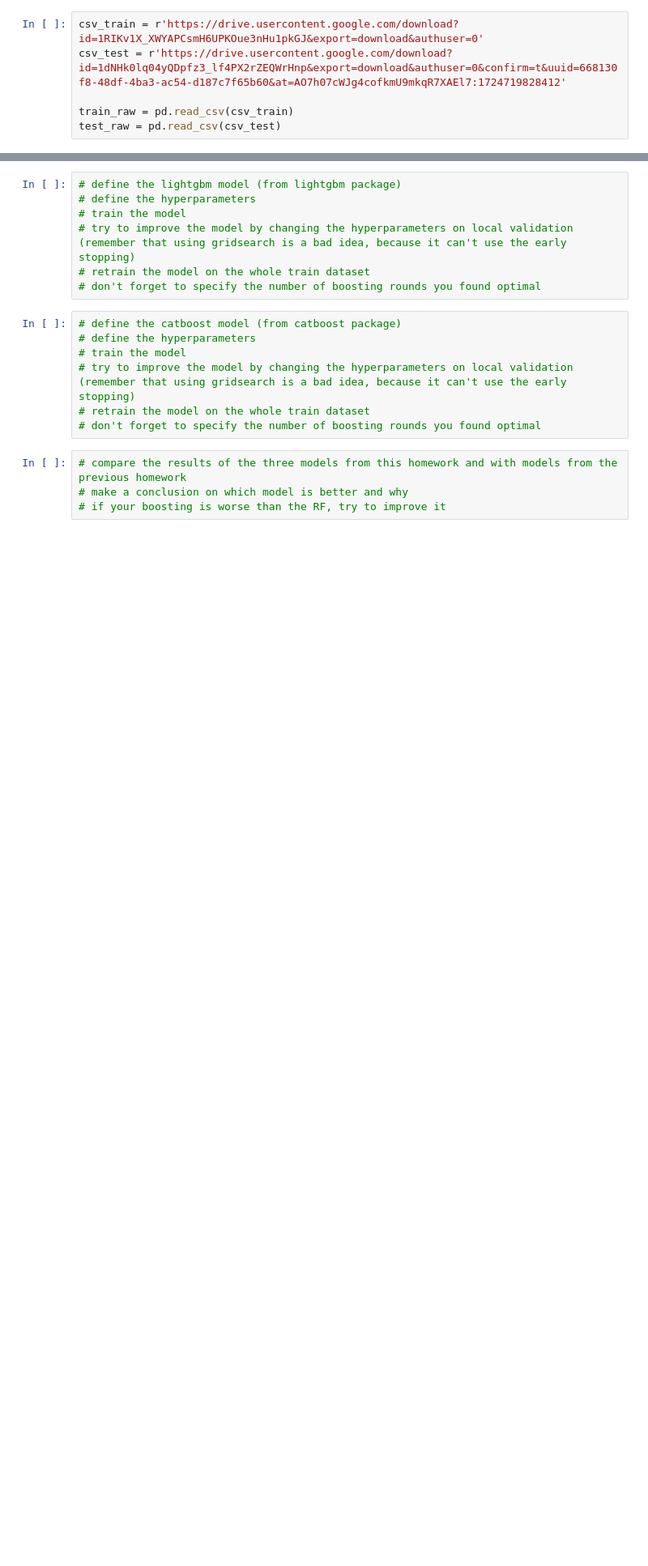
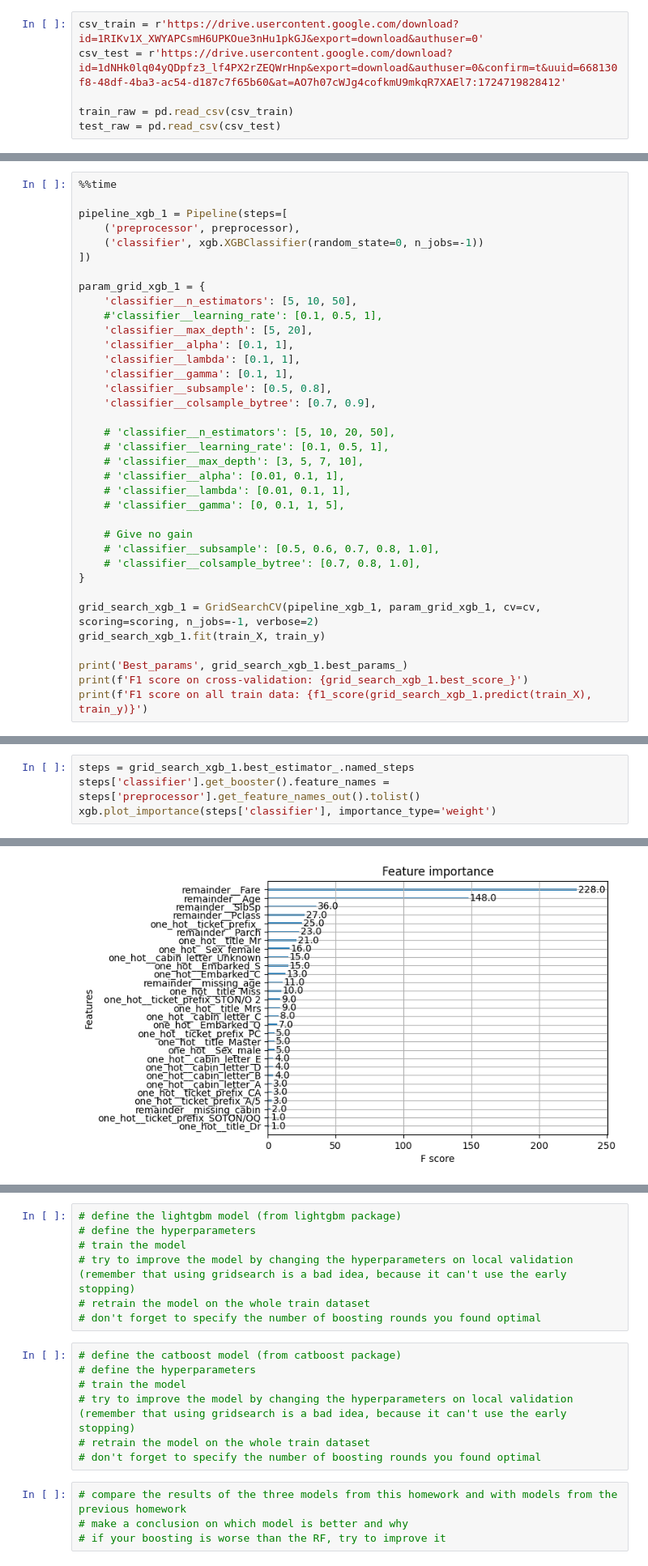
Before and after one commit to VladGnatiuk/projector_ml6, a Jupyter notebook: _vg/homeworks/homework 06. Prjctr HW8. Boosting.ipynb, the cells around one changed output, grey strips where cells are left out. Shown: that part at 81% size. Drawn from its saved outputs; the diff is of its cells as text; blank space fills up the shorter version.

```diff
--- a/_vg/homeworks/homework 06. Prjctr HW8. Boosting.ipynb
+++ b/_vg/homeworks/homework 06. Prjctr HW8. Boosting.ipynb
@@ -141,0 +195,36 @@ pipeline_xgb_1 = Pipeline(steps=[
+# %%
+%%time
+
+pipeline_xgb_1 = Pipeline(steps=[
+    ('preprocessor', preprocessor),
+    ('classifier', xgb.XGBClassifier(random_state=0, n_jobs=-1))
+])
+
+param_grid_xgb_1 = {
+    'classifier__n_estimators': [5, 10, 50],
+    #'classifier__learning_rate': [0.1, 0.5, 1],
+    'classifier__max_depth': [5, 20],
+    'classifier__alpha': [0.1, 1],
+    'classifier__lambda': [0.1, 1],
+    'classifier__gamma': [0.1, 1],
+    'classifier__subsample': [0.5, 0.8],
+    'classifier__colsample_bytree': [0.7, 0.9],
+
+    # 'classifier__n_estimators': [5, 10, 20, 50],
+    # 'classifier__learning_rate': [0.1, 0.5, 1],
+    # 'classifier__max_depth': [3, 5, 7, 10],
+    # 'classifier__alpha': [0.01, 0.1, 1],
+    # 'classifier__lambda': [0.01, 0.1, 1],
+    # 'classifier__gamma': [0, 0.1, 1, 5],
+
+    # Give no gain
+    # 'classifier__subsample': [0.5, 0.6, 0.7, 0.8, 1.0],
+    # 'classifier__colsample_bytree': [0.7, 0.8, 1.0],
+}
+
+grid_search_xgb_1 = GridSearchCV(pipeline_xgb_1, param_grid_xgb_1, cv=cv, scoring=scoring, n_jobs=-1, verbose=2)
+grid_search_xgb_1.fit(train_X, train_y)
+
+print('Best_params', grid_search_xgb_1.best_params_)
+print(f'F1 score on cross-validation: {grid_search_xgb_1.best_score_}')
+print(f'F1 score on all train data: {f1_score(grid_search_xgb_1.predict(train_X), train_y)}')
@@ -141,0 +240,5 @@ pipeline_xgb_1 = Pipeline(steps=[
+# %%
+steps = grid_search_xgb_1.best_estimator_.named_steps
+steps['classifier'].get_booster().feature_names = steps['preprocessor'].get_feature_names_out().tolist()
+xgb.plot_importance(steps['classifier'], importance_type='weight')
+# %% [output]
@@ -141,0 +246 @@ pipeline_xgb_1 = Pipeline(steps=[
+[figure, added]
```
Also changed, not shown: parts of 21 cells of this notebook, 4 other files.
